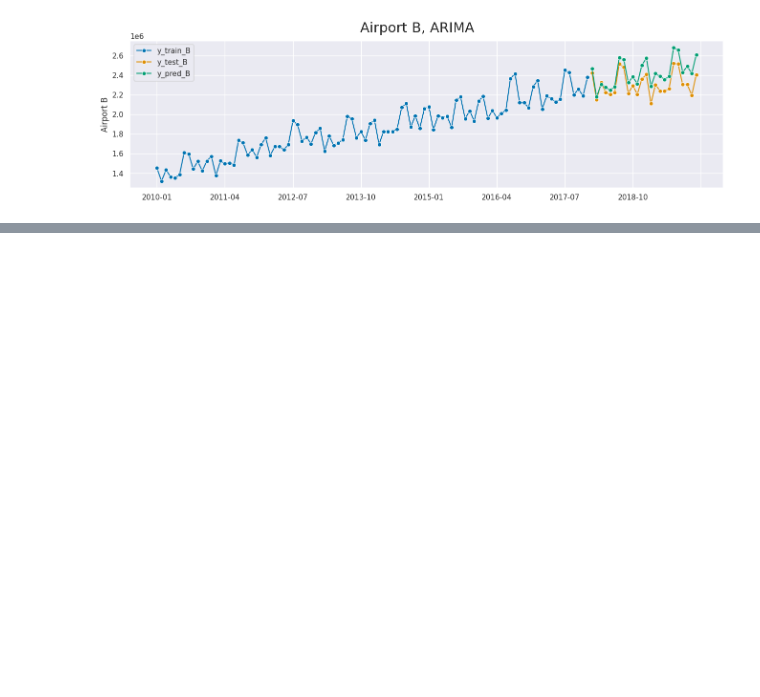
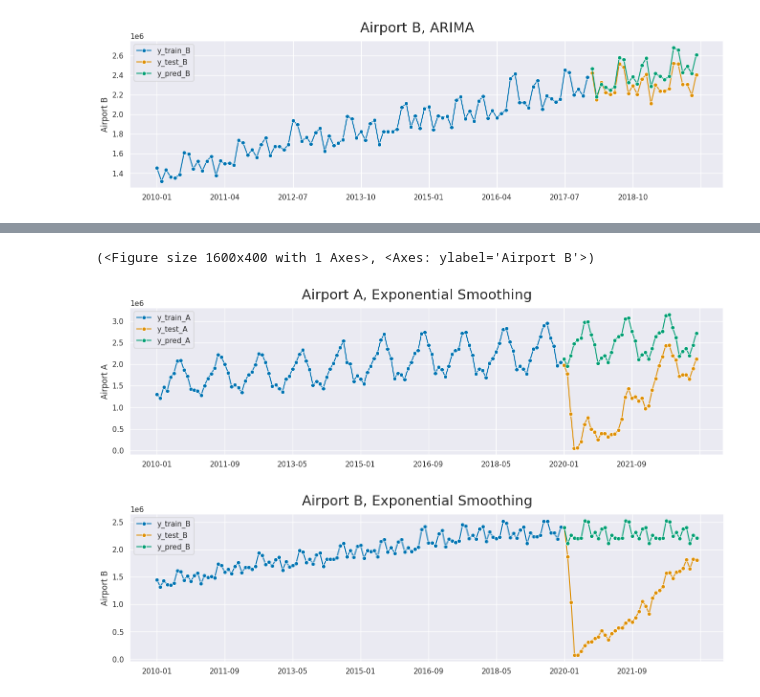
Before and after one commit to 91htjung/AirportBusinessAnalytics, a Jupyter notebook: Forecast_Shortterm_Ststistics.ipynb, the cells around one changed output, grey strips where cells are left out. Cells and saved outputs as stored; diff of their text form; code cells hidden in the pictures; blank space fills up the shorter version.

```diff
--- a/Forecast_Shortterm_Ststistics.ipynb
+++ b/Forecast_Shortterm_Ststistics.ipynb
@@ -131 +148,4 @@ ARIMA:  0.049187416284014386
 Forcast using Exponential Smoothing had lower MAPE for Airport B
+# %%
+covid_fh = ForecastingHorizon(after_covid.index, is_relative=False)
+print(f"New Forecasting Horizon: {covid_fh}")
@@ -131,0 +161,13 @@ Forcast using Exponential Smoothing had lower MAPE for Airport B
+# %%
+covid_y_pred_arima = arima_forecaster.predict(fh=covid_fh)
+covid_y_pred_exp = exp_forecaster.predict(fh=covid_fh)
+# %%
+plot_series(before_covid['Airport A'], after_covid['Airport A'], covid_y_pred_arima['Airport A'],
+            labels=['y_train_A', 'y_test_A', 'y_pred_A'], title='Airport A, Exponential Smoothing')
+
+plot_series(before_covid['Airport B'], after_covid['Airport B'], covid_y_pred_exp['Airport B'],
+            labels=['y_train_B', 'y_test_B', 'y_pred_B'], title='Airport B, Exponential Smoothing')
+# %% [output]
+(<Figure size 1600x400 with 1 Axes>, <Axes: ylabel='Airport B'>)
+[figure, added]
+[figure, added]
```
Also changed, not shown: parts of 8 cells of this notebook.
